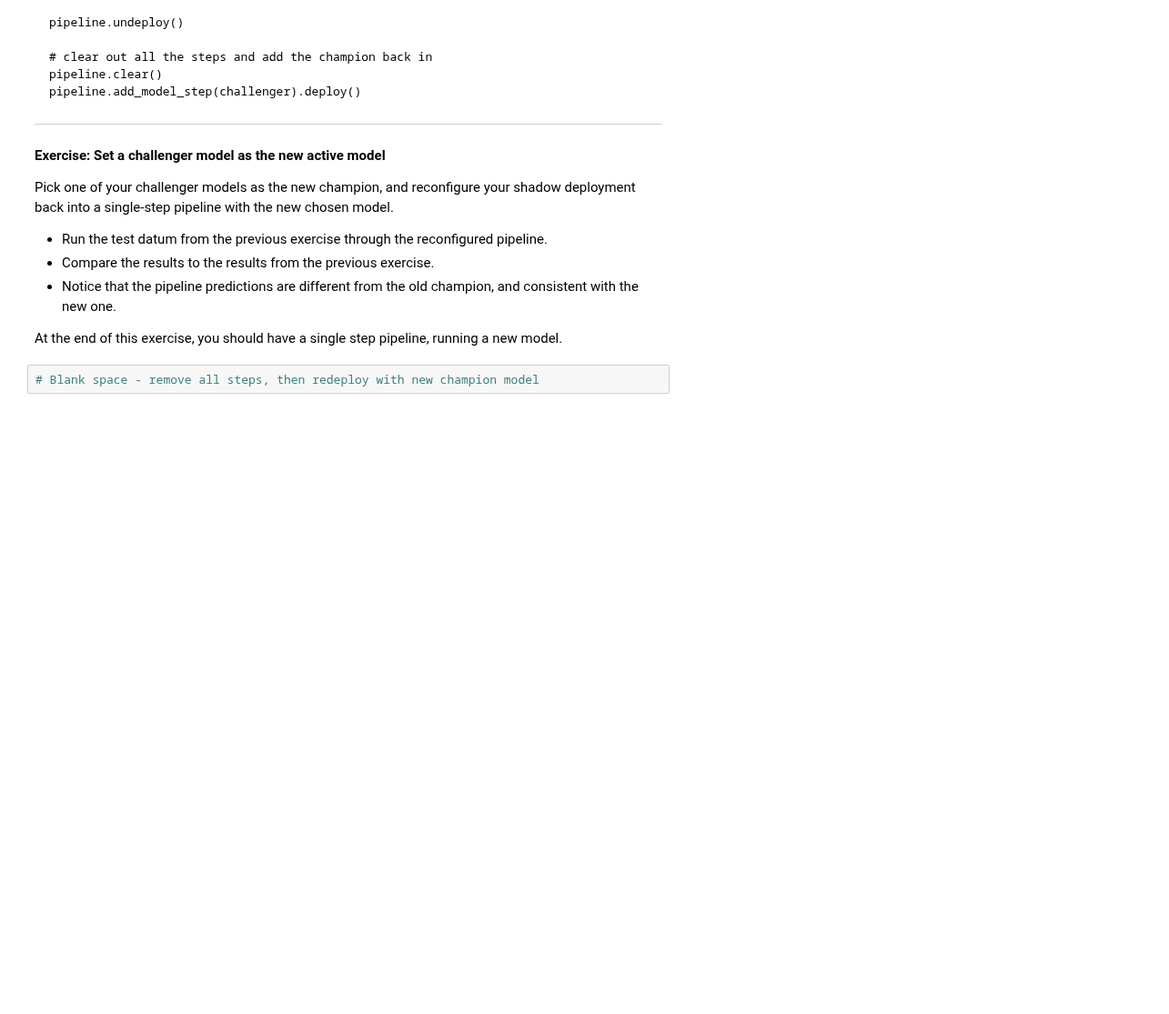
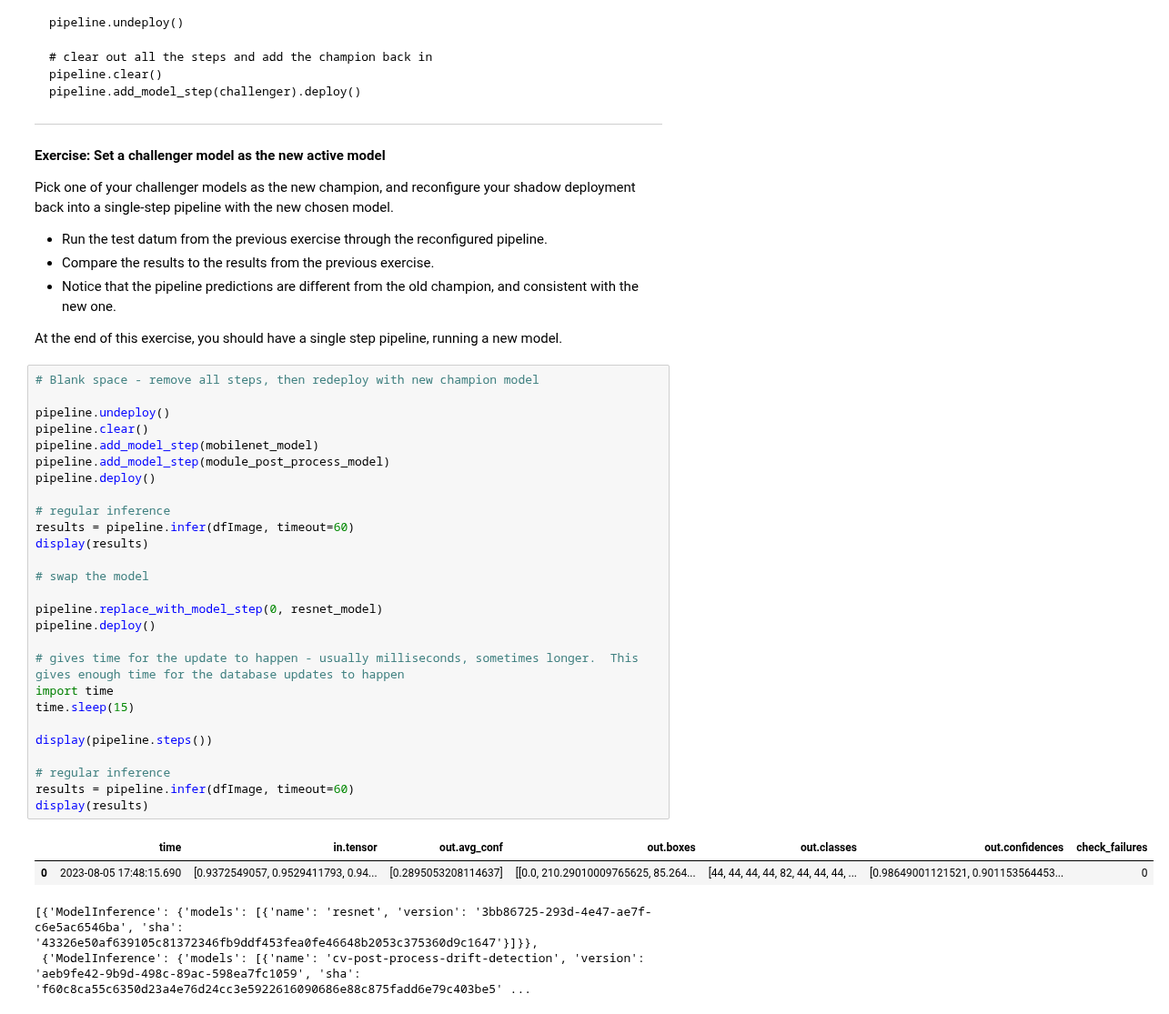
Before and after one commit to WallarooLabs/Workshops, a Jupyter notebook: Computer Vision/Retail/Notebooks-with-code/N2_production_experiments-with-code.ipynb, the cells around one changed output. Shown at 91% size. Drawn from its saved outputs; the diff is of its cells as text; blank space fills up the shorter version.

```diff
--- a/Computer Vision/Retail/Notebooks-with-code/N2_production_experiments-with-code.ipynb
+++ b/Computer Vision/Retail/Notebooks-with-code/N2_production_experiments-with-code.ipynb
@@ -429,3 +537,33 @@ Pick one of your challenger models as the new champion, and reconfigure your sha
 At the end of this exercise, you should have a single step pipeline, running a new model.
 # %%
 # Blank space - remove all steps, then redeploy with new champion model
+
+pipeline.undeploy()
+pipeline.clear()
+pipeline.add_model_step(mobilenet_model)
+pipeline.add_model_step(module_post_process_model)
+pipeline.deploy()
+
+# regular inference
+results = pipeline.infer(dfImage, timeout=60)
+display(results)
+
+# swap the model
+
+pipeline.replace_with_model_step(0, resnet_model)
+pipeline.deploy()
+
+# gives time for the update to happen - usually milliseconds, sometimes longer.  This gives enough time for the database updates to happen
+import time
+time.sleep(15)
+
+display(pipeline.steps())
+
+# regular inference
+results = pipeline.infer(dfImage, timeout=60)
+display(results)
+# %% [output]
+|  | time | in.tensor | out.avg_conf | out.boxes | out.classes | out.confidences | check_failures |
+| 0 | 2023-08-05 17:48:15.690 | [0.9372549057, 0.9529411793, 0.94... | [0.2895053208114637] | [[0.0, 210.29010009765625, 85.264... | [44, 44, 44, 44, 82, 44, 44, 44, ... | [0.98649001121521, 0.901153564453... | 0 |
+[{'ModelInference': {'models': [{'name': 'resnet', 'version': '3bb86725-293d-4e47-ae7f-c6e5ac6546ba', 'sha': '43326e50af639105c81372346fb9ddf453fea0fe46648b2053c375360d9c1647'}]}},
+ {'ModelInference': {'models': [{'name': 'cv-post-process-drift-detection', 'version': 'aeb9fe42-9b9d-498c-89ac-598ea7fc1059', 'sha': 'f60c8ca55c6350d23a4e76d24cc3e5922616090686e88c875fadd6e79c403be5' ...
```
Also changed, not shown: parts of 10 cells of this notebook.
